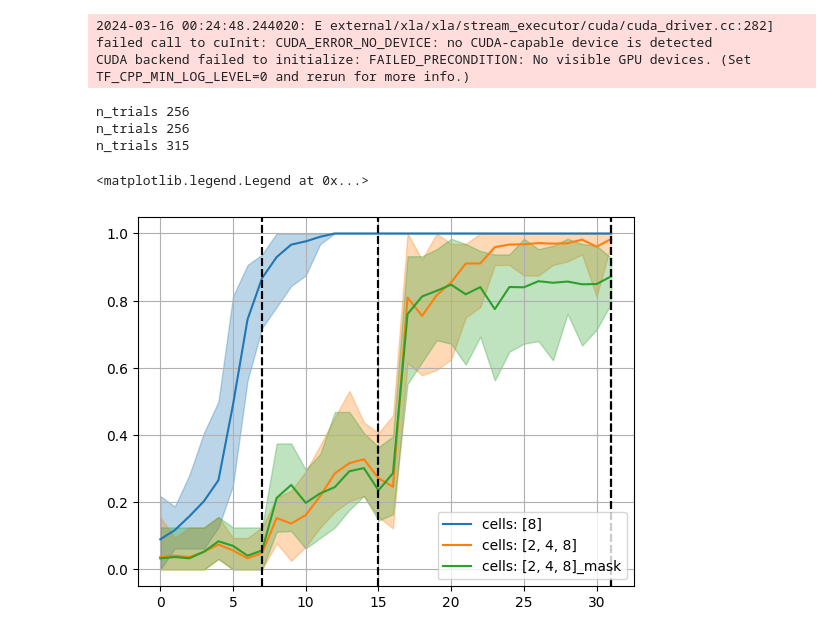
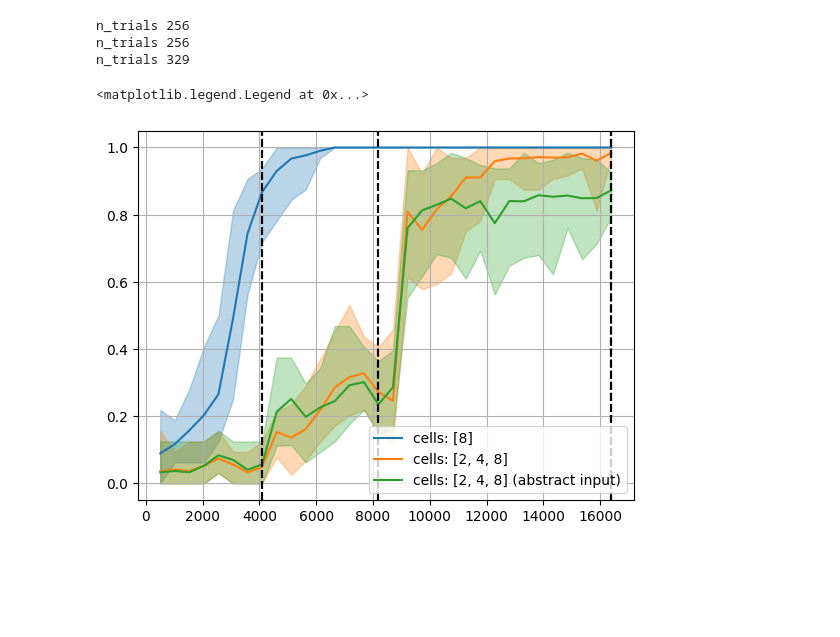
Before and after one commit to davidesartor/MANGO-lite, a Jupyter notebook: btf/studies vis.ipynb, the cells around one changed output. Drawn from its saved outputs; the diff is of its cells as text; code cells hidden in the pictures; blank space fills up the shorter version.

```diff
--- a/btf/studies vis.ipynb
+++ b/btf/studies vis.ipynb
@@ -20,11 +20,25 @@ def plot_accuracy_evolution(trial, label=""):
     std = smooth(trial.user_attrs["accuracy_evol_std"])
     upper_bound = smooth(trial.user_attrs["accuracy_evol_max"])
     lower_bound = smooth(trial.user_attrs["accuracy_evol_min"])
-    plt.plot(mean, label=label)
+
+    steps = jnp.arange(1, 1 + len(mean)) * trial.user_attrs["cycle_train_iter"]
+    plt.plot(steps, mean, label=label)
     color = plt.gca().lines[-1].get_color()
     # plt.plot(smooth(mean+std), color=color, linestyle="--")
     # plt.plot(smooth(mean-std), color=color, linestyle="--")
-    plt.fill_between(range(len(mean)), smooth(upper_bound), smooth(lower_bound), alpha=0.3, color=color)
+    plt.fill_between(steps, smooth(upper_bound), smooth(lower_bound), alpha=0.3, color=color)
+
     stages_duration = trial.user_attrs["stages_duration"]
-    for stage_duration in jnp.cumsum(jnp.array(stages_duration)):
-        plt.axvline(stage_duration-1, color="k", linestyle="--")
+    for duration in jnp.cumsum(jnp.array(stages_duration)):
+        plt.axvline(duration * trial.user_attrs["cycle_train_iter"], color="k", linestyle="--")
+# %%
+map_scale = 2
+p = 0.8
+
+storage_path = f"sqlite:///optuna_studies/{2**map_scale}x{2**map_scale}_p_{p}.db"
+for cell_scales in [(map_scale,), tuple(range(1, map_scale + 1))]:
+    study = optuna.load_study(study_name=f"mango_stages_{list(cell_scales)}", storage=storage_path)
+    print("n_trials", len(study.trials))
+    plot_accuracy_evolution(study.best_trial, label=f"cells: {[2**s for s in cell_scales]}")
+plt.grid()
+plt.legend()
@@ -31,23 +50,26 @@ def plot_accuracy_evolution(trial, label=""):
 # %%
 map_scale = 3
 p = 0.8
 
 storage_path = f"sqlite:///optuna_studies/{2**map_scale}x{2**map_scale}_p_{p}.db"
 for cell_scales in [(map_scale,), tuple(range(1, map_scale + 1))]:
     study = optuna.load_study(study_name=f"mango_stages_{list(cell_scales)}", storage=storage_path)
     print("n_trials", len(study.trials))
     plot_accuracy_evolution(study.best_trial, label=f"cells: {[2**s for s in cell_scales]}")
 
+# study = optuna.load_study(study_name=f"mango_stages_{list(cell_scales)}_long", storage=storage_path)
+# print("n_trials", len(study.trials))
+# plot_accuracy_evolution(study.best_trial, label=f"cells: {[2**s for s in cell_scales]}_long")
+
 study = optuna.load_study(study_name=f"mango_stages_{list(cell_scales)}_mask", storage=storage_path)
 print("n_trials", len(study.trials))
-plot_accuracy_evolution(study.best_trial, label=f"cells: {[2**s for s in cell_scales]}_mask")
+plot_accuracy_evolution(study.best_trial, label=f"cells: {[2**s for s in cell_scales]} (abstract input)")
+
 plt.grid()
 plt.legend()
 # %% [output]
-2024-03-16 00:24:48.244020: E external/xla/xla/stream_executor/cuda/cuda_driver.cc:282] failed call to cuInit: CUDA_ERROR_NO_DEVICE: no CUDA-capable device is detected
-CUDA backend failed to initialize: FAILED_PRECONDITION: No visible GPU devices. (Set TF_CPP_MIN_LOG_LEVEL=0 and rerun for more info.)
+n_trials 256
+n_trials 256
+n_trials 329
-n_trials 256
-n_trials 256
-n_trials 315
+<matplotlib.legend.Legend at 0x...>
-<matplotlib.legend.Legend at 0x...>
-[figure, old version]
+[figure, new version]
```
Also changed, not shown: parts of 3 cells of this notebook, 4 other files.
